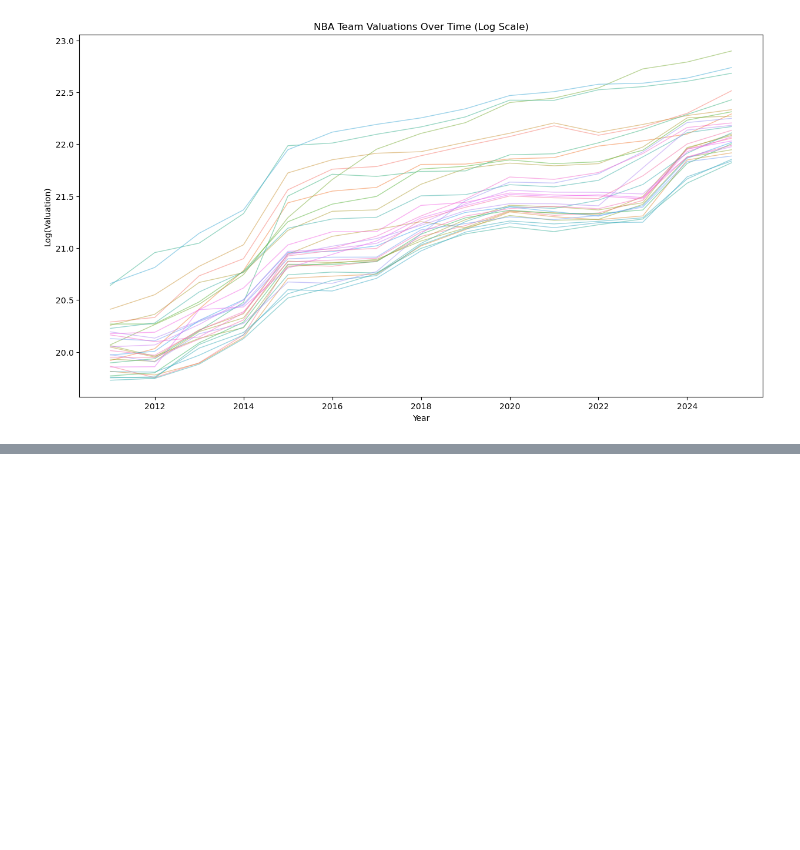
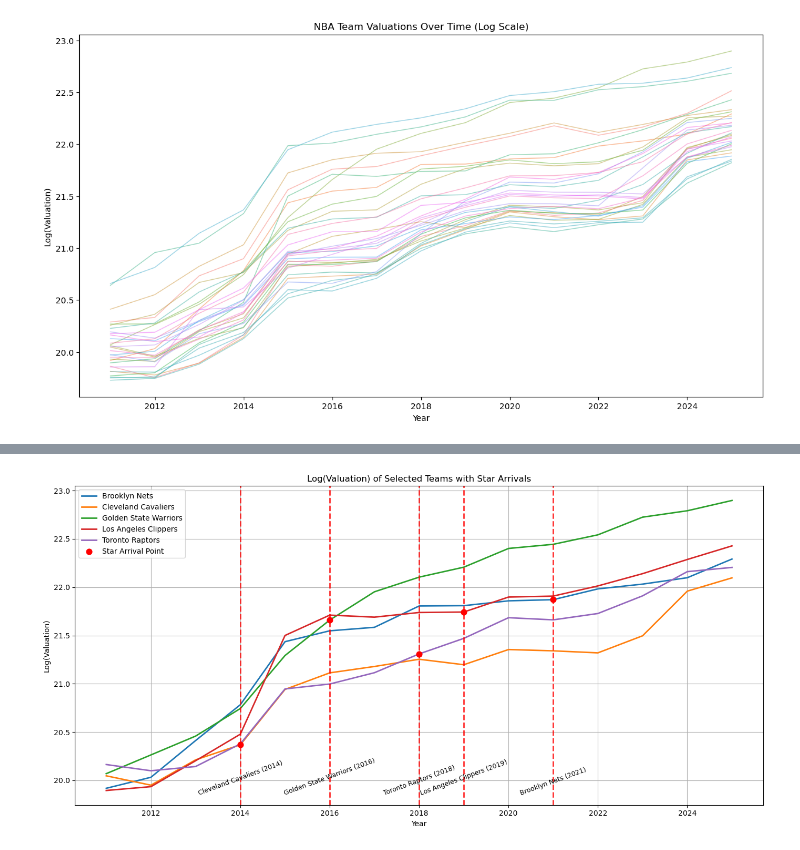
Before and after one commit to shokubohcm/personal_blog, a Jupyter notebook: nba_teamValuation/1_Macro/Macro.ipynb, the cells around one changed output, grey strips where cells are left out. Saved outputs shown, nothing was run; the diff lists cells and outputs as text; code cells hidden in the pictures; blank space fills up the shorter version.

```diff
--- a/nba_teamValuation/1_Macro/Macro.ipynb
+++ b/nba_teamValuation/1_Macro/Macro.ipynb
@@ -40,0 +58,30 @@ plt.legend([],[], frameon=False)  # 凡例なし
+# %%
+highlight_teams = ["Cleveland Cavaliers", "Golden State Warriors", "Toronto Raptors", "Los Angeles Clippers", "Brooklyn Nets"]
+highlight_df = df[df["Team"].isin(highlight_teams)]
+
+plt.figure(figsize=(14, 7))
+
+for team, group in highlight_df.groupby("Team"):
+    plt.plot(group["Year"], group["LogValuation"], label=team, linewidth=2)
+
+for _, row in highlight_df[highlight_df["StarArrival"] == 1].iterrows():
+    plt.axvline(x=int(row["Year"]), color='red', linestyle='--', alpha=0.8, linewidth=2)
+    plt.annotate(f"{row['Team']} ({row['Year']})",
+                 xy=(row["Year"], plt.ylim()[0]),
+                 xytext=(row["Year"], plt.ylim()[0] + 0.1),
+                 textcoords='data',
+                 ha='center',
+                 fontsize=9, rotation=20)
+
+arrival_points = highlight_df[highlight_df["StarArrival"] == 1]
+plt.scatter(arrival_points["Year"], arrival_points["LogValuation"], color='red', s=60, zorder=5, label="Star Arrival Point")
+
+plt.title("Log(Valuation) of Selected Teams with Star Arrivals")
+plt.xlabel("Year")
+plt.ylabel("Log(Valuation)")
+plt.grid(True)
+plt.legend()
+plt.tight_layout()
+plt.show()
+# %% [output]
+[figure, added]
```
Also changed, not shown: parts of 6 cells of this notebook, 6 other files.
